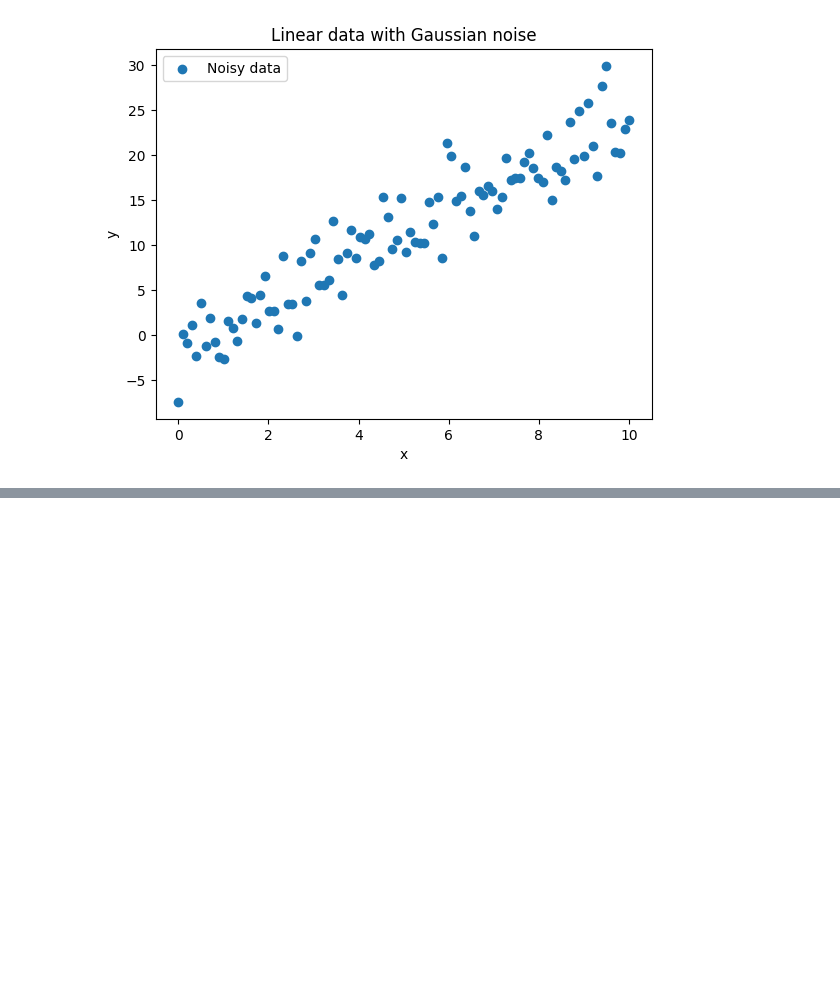
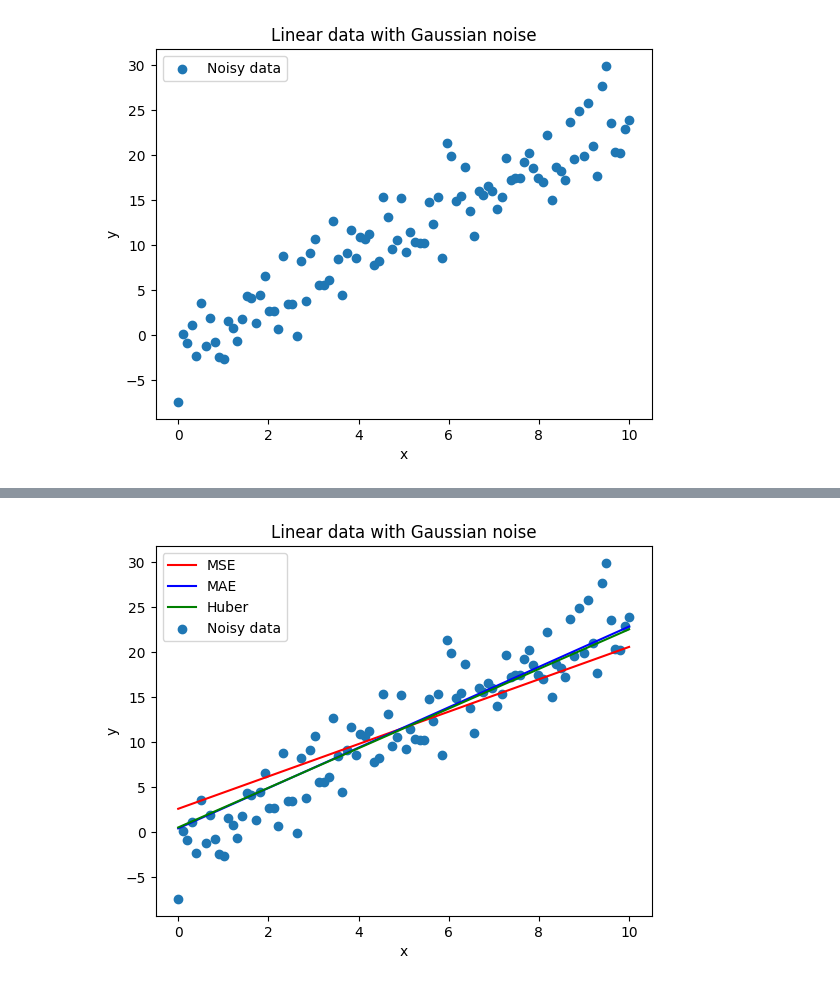
Before and after one commit to mohamed1685/comparing-huber-loss-with-MSE-and-MAE-loss-for-linear-regression, a Jupyter notebook: main.ipynb, the cells around one changed output, grey strips where cells are left out. Saved outputs shown, nothing was run; the diff lists cells and outputs as text; code cells hidden in the pictures; blank space fills up the shorter version.

```diff
--- a/main.ipynb
+++ b/main.ipynb
@@ -80,0 +109,25 @@ torch.Size([20, 1])
+# %%
+
+
+learned_parameters = [(models[i].linear.weight.item(),models[i].linear.bias.item()) for i in range(3)]
+
+
+x_values = [0,10]
+y_values = [[i[0]*j+i[1] for j in x_values] for i in learned_parameters]
+
+
+plt.plot(x_values, y_values[0], color = "red",label = "MSE")
+plt.plot(x_values, y_values[1], color = "blue",label = "MAE")
+plt.plot(x_values, y_values[2], color = "green",label = "Huber")
+
+
+plt.scatter(x.to("cpu").numpy(), y.to("cpu").numpy(), label="Noisy data")
+plt.xlabel("x")
+plt.ylabel("y")
+plt.legend
+plt.title("Linear data with Gaussian noise")
+plt.legend()
+plt.savefig("lines.png")
+plt.show()
+# %% [output]
+[figure, added]
```
Also changed, not shown: parts of 3 cells of this notebook, 2 other files.
